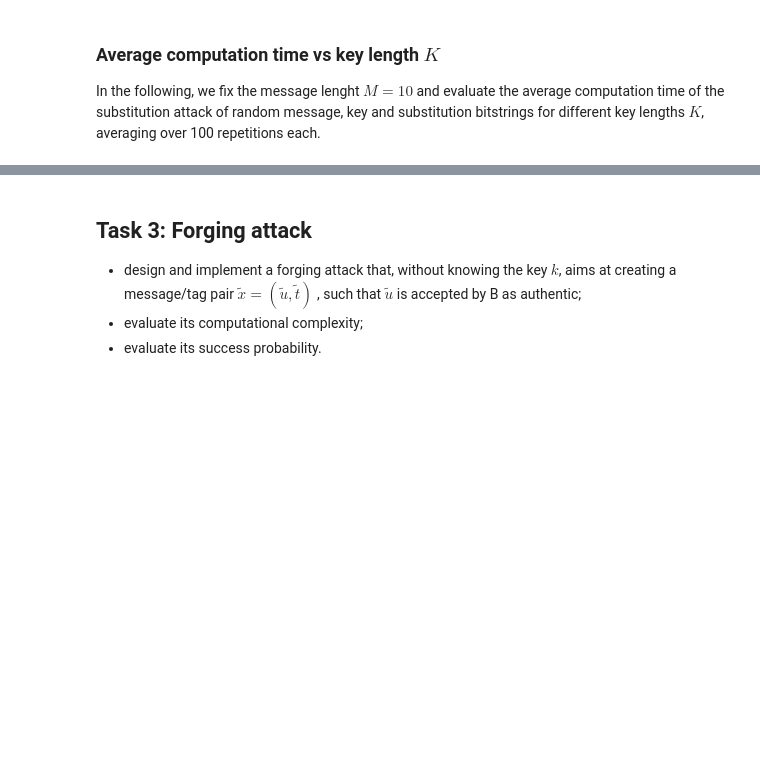
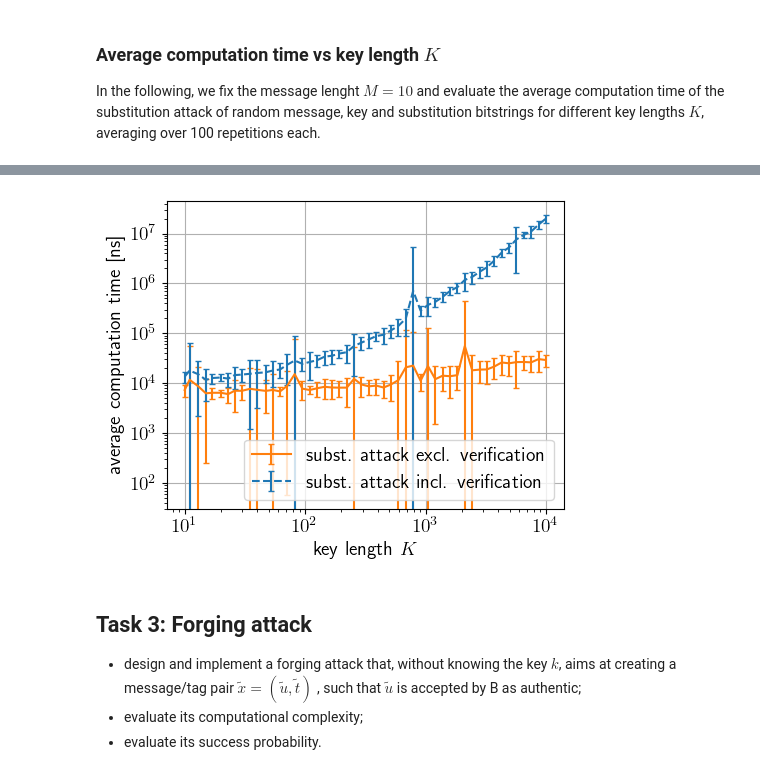
Before and after one commit to lm-schulze/InfoSec, a Jupyter notebook: Lab3.ipynb, the cells around one changed output, grey strips where cells are left out. Saved outputs shown, nothing was run; the diff lists cells and outputs as text; code cells hidden in the pictures; blank space fills up the shorter version.

```diff
--- a/Lab3.ipynb
+++ b/Lab3.ipynb
@@ -357,18 +370,20 @@ KeyboardInterrupt:
 # %%
 # make plot
-fig, ax = plt.subplots(figsize=(7, 5), tight_layout=True)
-ax.errorbar(K_vals, avg_time_K[:, 0], yerr=std_time_K[:, 0], label="avg substitution attack time excl. verification", capsize=2, c='tab:orange')
+fig, ax = plt.subplots(figsize=(5, 4), tight_layout=True)
+ax.errorbar(K_vals, avg_time_K[:, 0], yerr=std_time_K[:, 0], label="subst. attack excl. verification", capsize=2, c='tab:orange')
 #ax.errorbar(K_vals, avg_time_K[:, 1], yerr=std_time_K[:, 1], label="avg verification time", capsize=2, ls='--', c='tab:blue')
-ax.errorbar(K_vals, avg_time_K[:, 2], yerr=std_time_K[:, 2], label="avg substitution attack time incl. verification", capsize=2, ls='--', c='tab:blue')
+ax.errorbar(K_vals, avg_time_K[:, 2], yerr=std_time_K[:, 2], label="subst. attack incl. verification", capsize=2, ls='--', c='tab:blue')
 ax.legend(loc='best')
 ax.set_xlabel("key length $K$")
 ax.set_ylabel("average computation time [ns]")
 ax.set_xscale('log')
 ax.set_yscale('log')
-ax.set_title('Average computation time for substitution attack over key length $K$')
+#ax.set_title('Average computation time for substitution attack over key length $K$')
 ax.grid()
 fig.savefig("subst_attack_time_vs_K", dpi=1000)
 plt.show()
+# %% [output]
+[figure, added]
 # %% [markdown]
 ## Task 3: Forging attack
 - design and implement a forging attack that, without knowing the key $k$, aims at creating a
```
Also changed, not shown: parts of 25 cells of this notebook.
